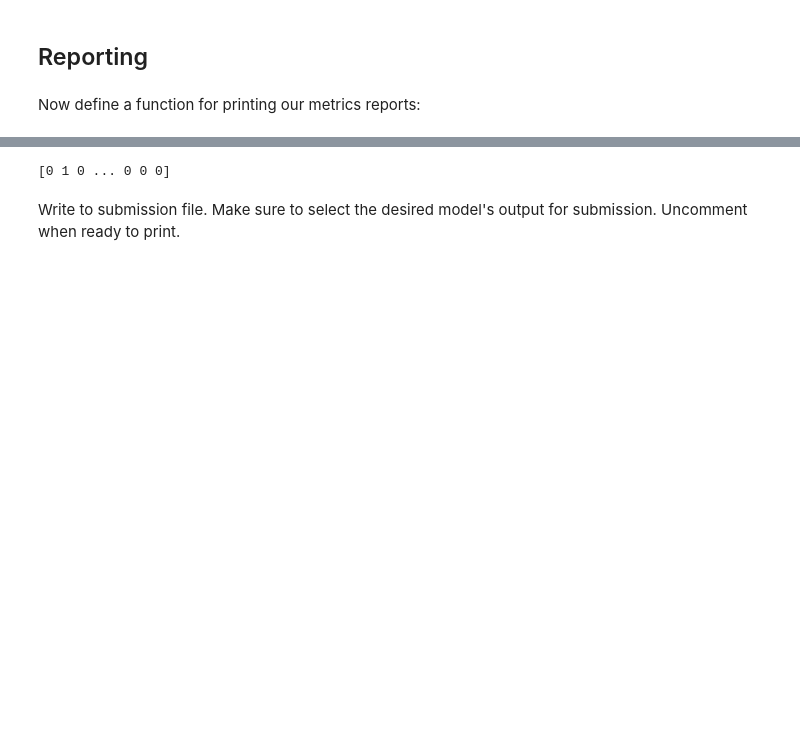
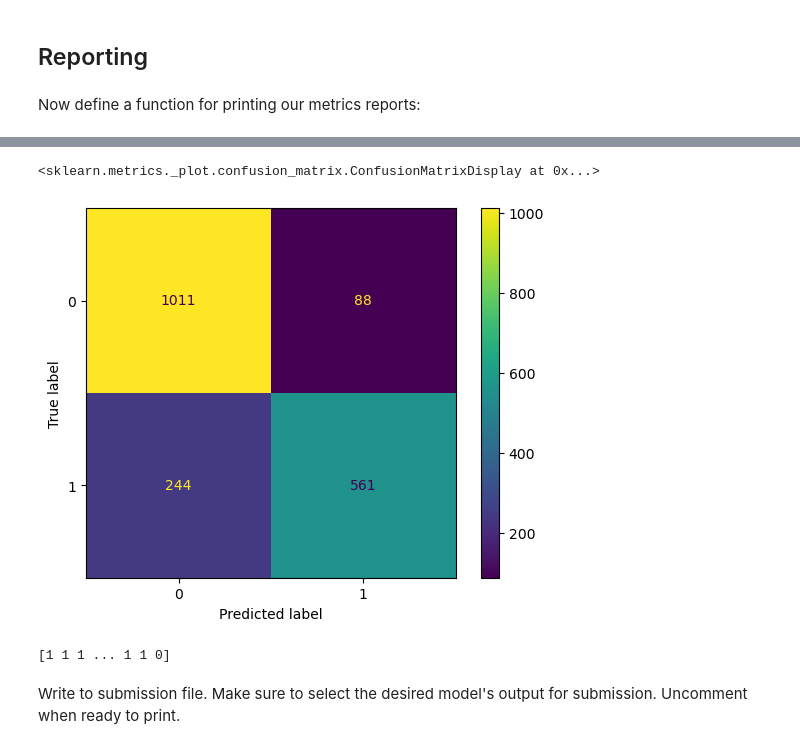
Before and after one commit to gregoriusavip/nlp-disaster, a Jupyter notebook: NLP_disaster_tweet.ipynb, the cells around one changed output, grey strips where cells are left out. Drawn from its saved outputs; the diff is of its cells as text; code cells hidden in the pictures; blank space fills up the shorter version.

```diff
--- a/NLP_disaster_tweet.ipynb
+++ b/NLP_disaster_tweet.ipynb
@@ -252,32 +238,8 @@ x_test = vectorizer.transform(test_data['tokenized_text'])
 # %% [markdown]
 Here we define and fit our classifiers. Let's try a few different ones to see what works best:
 # %%
-from sklearn.naive_bayes import MultinomialNB
-from sklearn.linear_model import LogisticRegression
 from sklearn import svm
-from sklearn.ensemble import RandomForestClassifier
-from sklearn.neighbors import KNeighborsClassifier
 
-NBClass = MultinomialNB()
-NBClass.fit(x_train, train_data["target"])
-y_predNB = NBClass.predict(x_test)
-
-# LGClass = LogisticRegression()
-# LGClass.fit(x_train, y_train)
-# y_predLG = LGClass.predict(x_test)
-
-# SVMClass = svm.SVC()
-# SVMClass.fit(x_train, y_train)
-# y_predSVM = SVMClass.predict(x_test)
-
-# RFClass = RandomForestClassifier()
-# RFClass.fit(x_train, y_train)
-# y_predRF = RFClass.predict(x_test)
-
-# KNN3Class = KNeighborsClassifier(3)
-# KNN3Class.fit(x_train, y_train)
-# y_predKNN3 = KNN3Class.predict(x_test)
-
-# KNN5Class = KNeighborsClassifier(5)
-# KNN5Class.fit(x_train, y_train)
-# y_predKNN5 = KNN5Class.predict(x_test)
+SVMClass = svm.SVC()
+SVMClass.fit(x_train, y_train)
+y_predSVM = SVMClass.predict(x_test)
@@ -366,0 +271,5 @@ weighted avg       0.79      0.79      0.78      1904
+# %%
+# Create a data frame for the prediction results
+y_test_df = pd.DataFrame()
+y_test_df['test_target'] = y_predSVM
+y_test_df
@@ -367,11 +290,20 @@ weighted avg       0.79      0.79      0.78      1904
+# %%
+# Create a confusion matrix based of the test data
+from sklearn.metrics import confusion_matrix, ConfusionMatrixDisplay
+cm = confusion_matrix(y_test, y_test_df)
+
+ConfusionMatrixDisplay(confusion_matrix=cm, display_labels=SVMClass.classes_).plot()
+# %% [output]
+<sklearn.metrics._plot.confusion_matrix.ConfusionMatrixDisplay at 0x...>
+[figure, added]
 # %%
 #Vectorize the validation data for SVM Classification
-x_valid = test_data['text']
+x_valid = test_data['tokenized_text']
 x_valid = vectorizer.transform(x_valid)
 y_preds = SVMClass.predict(x_valid)
-print(y_predSVM)
+print(y_preds)
 # %% [output]
-[0 1 0 ... 0 0 0]
+[1 1 1 ... 1 1 0]
 # %% [markdown]
 Write to submission file. Make sure to select the desired model's output for submission. Uncomment when ready to print.
 # %%
```
Also changed, not shown: parts of 18 cells of this notebook, 1 other file.
